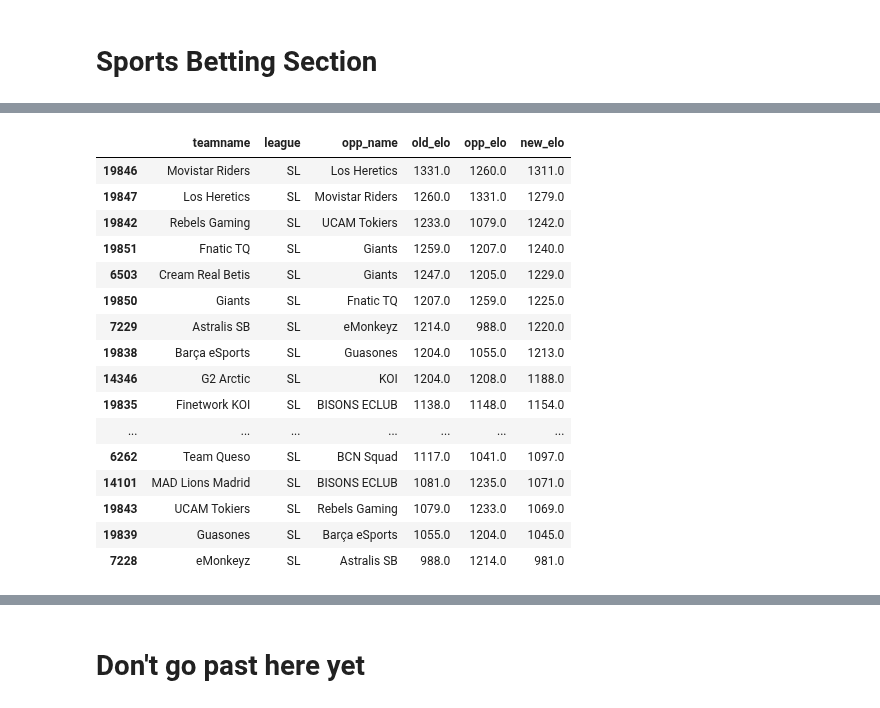
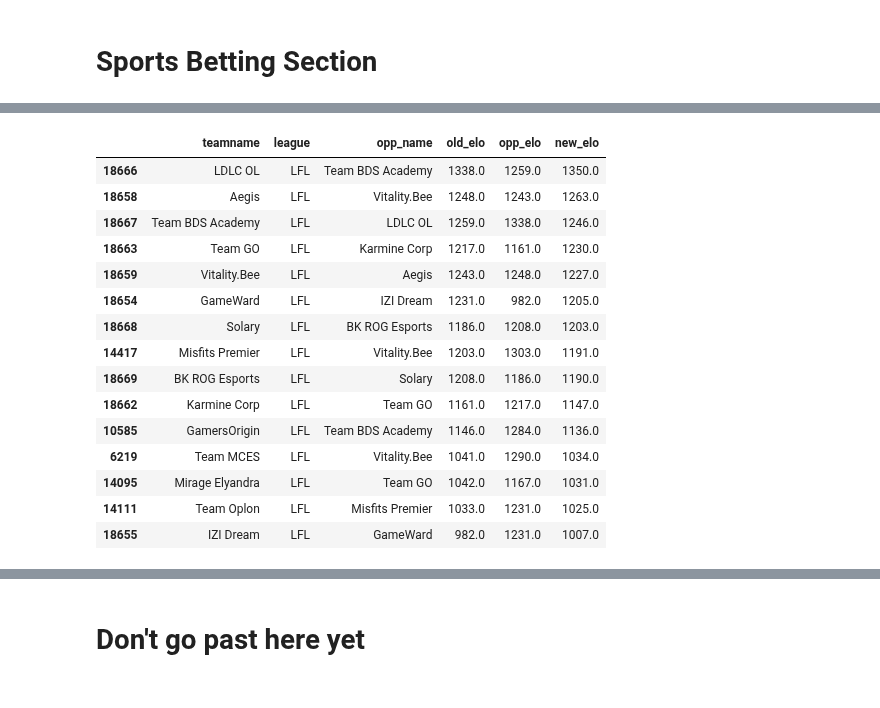
Before and after one commit to richie-p-meyer/league, a Jupyter notebook: scratch.ipynb, the cells around one changed output, grey strips where cells are left out. Drawn from its saved outputs; the diff is of its cells as text; code cells hidden in the pictures.

```diff
--- a/scratch.ipynb
+++ b/scratch.ipynb
@@ -269,22 +305,21 @@ get_team(df,"FunPlus Phoenix")
 # %%
-get_league("SL")
+get_league("LFL")
 # %% [output]
 |  | teamname | league | opp_name | old_elo | opp_elo | new_elo |
-| 19846 | Movistar Riders | SL | Los Heretics | 1331.0 | 1260.0 | 1311.0 |
-| 19847 | Los Heretics | SL | Movistar Riders | 1260.0 | 1331.0 | 1279.0 |
-| 19842 | Rebels Gaming | SL | UCAM Tokiers | 1233.0 | 1079.0 | 1242.0 |
-| 19851 | Fnatic TQ | SL | Giants | 1259.0 | 1207.0 | 1240.0 |
-| 6503 | Cream Real Betis | SL | Giants | 1247.0 | 1205.0 | 1229.0 |
-| 19850 | Giants | SL | Fnatic TQ | 1207.0 | 1259.0 | 1225.0 |
-| 7229 | Astralis SB | SL | eMonkeyz | 1214.0 | 988.0 | 1220.0 |
-| 19838 | Barça eSports | SL | Guasones | 1204.0 | 1055.0 | 1213.0 |
-| 14346 | G2 Arctic | SL | KOI | 1204.0 | 1208.0 | 1188.0 |
-| 19835 | Finetwork KOI | SL | BISONS ECLUB | 1138.0 | 1148.0 | 1154.0 |
-| ... | ... | ... | ... | ... | ... | ... |
-| 6262 | Team Queso | SL | BCN Squad | 1117.0 | 1041.0 | 1097.0 |
-| 14101 | MAD Lions Madrid | SL | BISONS ECLUB | 1081.0 | 1235.0 | 1071.0 |
-| 19843 | UCAM Tokiers | SL | Rebels Gaming | 1079.0 | 1233.0 | 1069.0 |
-| 19839 | Guasones | SL | Barça eSports | 1055.0 | 1204.0 | 1045.0 |
-| 7228 | eMonkeyz | SL | Astralis SB | 988.0 | 1214.0 | 981.0 |
+| 18666 | LDLC OL | LFL | Team BDS Academy | 1338.0 | 1259.0 | 1350.0 |
+| 18658 | Aegis | LFL | Vitality.Bee | 1248.0 | 1243.0 | 1263.0 |
+| 18667 | Team BDS Academy | LFL | LDLC OL | 1259.0 | 1338.0 | 1246.0 |
+| 18663 | Team GO | LFL | Karmine Corp | 1217.0 | 1161.0 | 1230.0 |
+| 18659 | Vitality.Bee | LFL | Aegis | 1243.0 | 1248.0 | 1227.0 |
+| 18654 | GameWard | LFL | IZI Dream | 1231.0 | 982.0 | 1205.0 |
+| 18668 | Solary | LFL | BK ROG Esports | 1186.0 | 1208.0 | 1203.0 |
+| 14417 | Misfits Premier | LFL | Vitality.Bee | 1203.0 | 1303.0 | 1191.0 |
+| 18669 | BK ROG Esports | LFL | Solary | 1208.0 | 1186.0 | 1190.0 |
+| 18662 | Karmine Corp | LFL | Team GO | 1161.0 | 1217.0 | 1147.0 |
+| 10585 | GamersOrigin | LFL | Team BDS Academy | 1146.0 | 1284.0 | 1136.0 |
+| 6219 | Team MCES | LFL | Vitality.Bee | 1041.0 | 1290.0 | 1034.0 |
+| 14095 | Mirage Elyandra | LFL | Team GO | 1042.0 | 1167.0 | 1031.0 |
+| 14111 | Team Oplon | LFL | Misfits Premier | 1033.0 | 1231.0 | 1025.0 |
+| 18655 | IZI Dream | LFL | GameWard | 982.0 | 1231.0 | 1007.0 |
 # %%
 #Input home and away teams with their odds and get back a df with the difference between betting odds and elo odds
```
Also changed, not shown: parts of 27 cells of this notebook, 14 other files.
